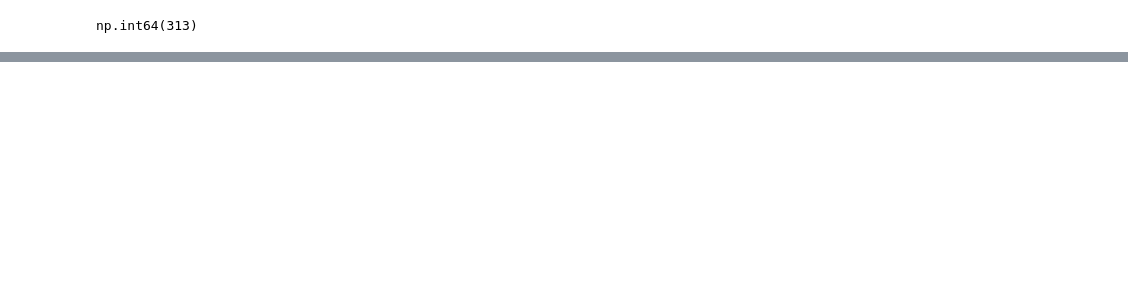
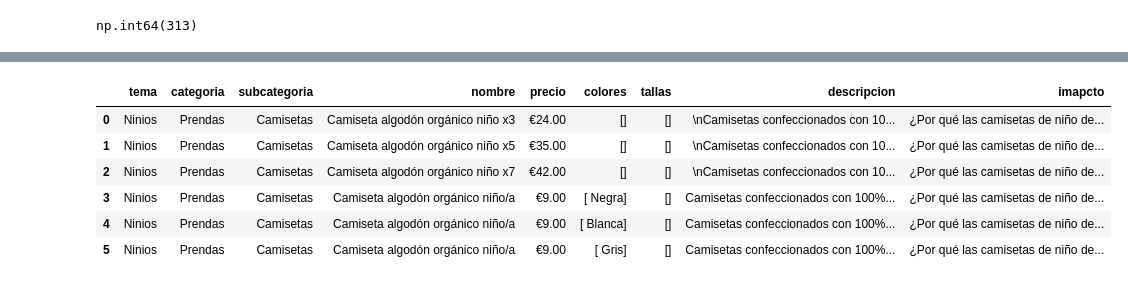
Before and after one commit to Ivan-BV/Proyecto-Minimalism, a Jupyter notebook: notebooks/scraping_elena.ipynb, the cells around one changed output, grey strips where cells are left out. Drawn from its saved outputs; the diff is of its cells as text; code cells hidden in the pictures; blank space fills up the shorter version.

```diff
--- a/notebooks/scraping_elena.ipynb
+++ b/notebooks/scraping_elena.ipynb
@@ -42,6 +42,7 @@ for producto in productos_categorias:
     lista_links.append(dic_link)
 
 lista_links_final = lista_links[:2]
+lista_links_hogar = lista_links[-2]
 #print(productos_hombre_categorias[0])
 # %%
 #lista_links_final
@@ -307,0 +547,32 @@ df_sin_duplicados.to_csv("../datos/df_sin_duplicados.csv")
+# %%
+url_ninios="https://minimalismbrand.com/collections/camisetas-algodon-organico-nino-a"
+# %%
+res = requests.get(url_ninios)
+soup = BeautifulSoup(res.content, "html.parser")
+
+
+# Encontramos todos los bloques de producto
+productos = soup.find_all('div', class_='product-block')
+
+# Creamos una lista para almacenar los diccionarios
+productos_info = []
+
+# Iteramos sobre los productos para extraer título y enlace
+for producto in productos:
+    # Intentamos encontrar el título del producto
+    titulo_tag = producto.find('h3', class_='product-block__title')
+    titulo = titulo_tag.get_text(strip=True) if titulo_tag else 'No disponible'
+
+    # Extraemos el enlace del producto
+    enlace_tag = producto.find('a', class_='product-link')
+    enlace = enlace_tag['href'] if enlace_tag else 'No disponible'
+
+    if titulo != 'No disponible':
+        # Almacenamos el título y el enlace en un diccionario
+        producto_dict = {
+            'titulo': titulo,
+            'enlace': enlace
+        }
+
+        # Agregamos el diccionario a la lista
+        productos_info.append(producto_dict)
@@ -307,0 +656,11 @@ df_sin_duplicados.to_csv("../datos/df_sin_duplicados.csv")
+# %%
+df_ninios=pd.DataFrame(diccionario_csv)
+df_ninios
+# %% [output]
+|  | tema | categoria | subcategoria | nombre | precio | colores | tallas | descripcion | imapcto |
+| 0 | Ninios | Prendas | Camisetas | Camiseta algodón orgánico niño x3 | €24.00 | [] | [] | \nCamisetas confeccionados con 10... | ¿Por qué las camisetas de niño de... |
+| 1 | Ninios | Prendas | Camisetas | Camiseta algodón orgánico niño x5 | €35.00 | [] | [] | \nCamisetas confeccionados con 10... | ¿Por qué las camisetas de niño de... |
+| 2 | Ninios | Prendas | Camisetas | Camiseta algodón orgánico niño x7 | €42.00 | [] | [] | \nCamisetas confeccionados con 10... | ¿Por qué las camisetas de niño de... |
+| 3 | Ninios | Prendas | Camisetas | Camiseta algodón orgánico niño/a | €9.00 | [ Negra] | [] | Camisetas confeccionados con 100%... | ¿Por qué las camisetas de niño de... |
+| 4 | Ninios | Prendas | Camisetas | Camiseta algodón orgánico niño/a | €9.00 | [ Blanca] | [] | Camisetas confeccionados con 100%... | ¿Por qué las camisetas de niño de... |
+| 5 | Ninios | Prendas | Camisetas | Camiseta algodón orgánico niño/a | €9.00 | [ Gris] | [] | Camisetas confeccionados con 100%... | ¿Por qué las camisetas de niño de... |
```
Also changed, not shown: parts of 14 cells of this notebook, 3 other files.
